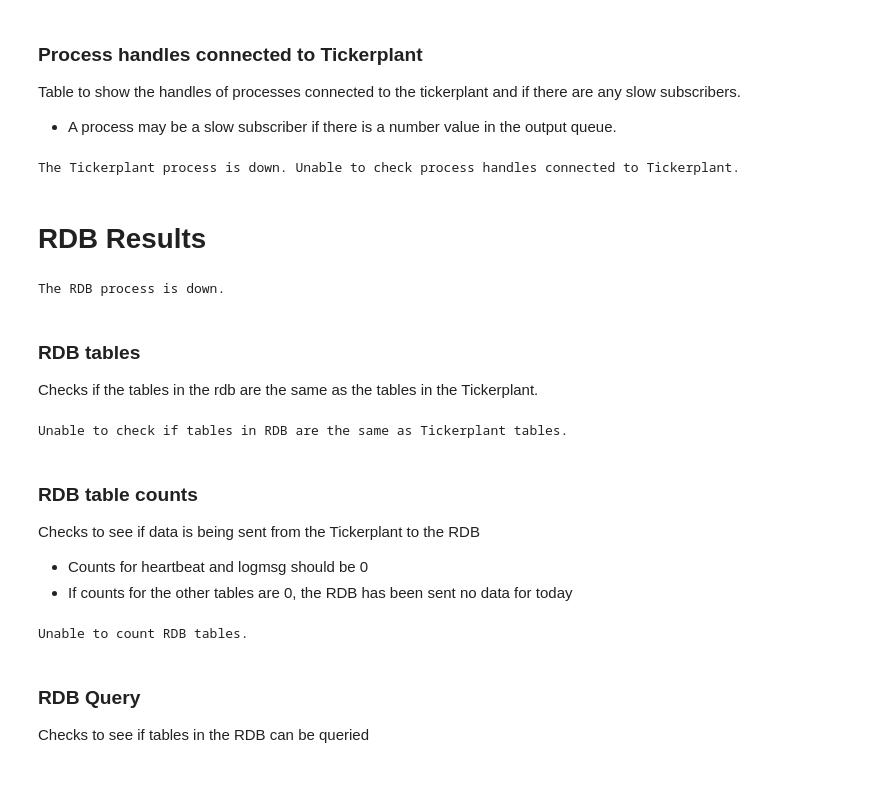
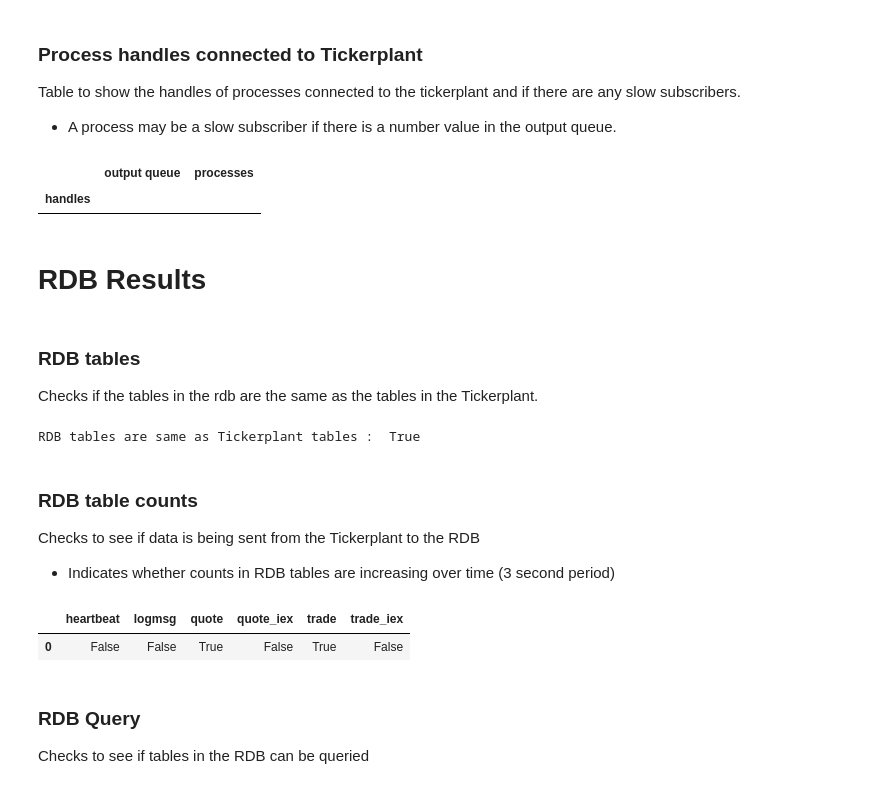
Before and after one commit to PeterSmiley/TorQ, a Jupyter notebook: jupyternb/jnbchecks.ipynb, the cells around one changed output. Cells and saved outputs as stored; diff of their text form; code cells hidden in the pictures.

Commit message:
edited rdb date check

```diff
--- a/jupyternb/jnbchecks.ipynb
+++ b/jupyternb/jnbchecks.ipynb
@@ -214,7 +214,7 @@ Table to show the handles of processes connected to the tickerplant and if there
 # %%
 if stat_proc("tickerplant1").tolist() == ["up"]:
     with qcon(host, port=find_portno('tickerplant1'), username=un, password=pswd,timeout=3.0) as q:
-    #
+    # create pandas dataframe for handles connected to tickerplant
         zW=q(".z.W[]", pandas=True)
         hprocesses=q("asc select w,u from .clients.clients", pandas=True)
         byte_decode(hprocesses, ['u'])
@@ -227,11 +227,13 @@ if stat_proc("tickerplant1").tolist() == ["up"]:
     # join zW2 and hprocesses
         zW2=zW2.join(hprocesses.processes)
         zW2.set_index('handles', inplace=True)
-        display(zW2)
+    # Show only table with slow subscribers
+        display(zW2.loc[zW2['output queue'] > 0])
 else:
     print('The Tickerplant process is down. Unable to check process handles connected to Tickerplant.')
 # %% [output]
-The Tickerplant process is down. Unable to check process handles connected to Tickerplant.
+|  | output queue | processes |
+| handles |  |  |
 # %% [markdown]
 # RDB Results
 # %%
@@ -241,16 +243,16 @@ if stat_proc("rdb1").tolist() == ["up"]:
         tables = q('all 1_tables[] in ((exec w from .servers.SERVERS where proctype=`tickerplant)0)("tables[]")')
         #Check count of tables in rdb - data is being sent from the tickerplant
         tptordb = q('enlist tables[]!count each value each tables[]', pandas=True)
+        time.sleep(3)
+        tptordb2 = q('enlist tables[]!count each value each tables[]', pandas=True)
         #Check that data in table can be queried
         rdbtquery=q('5#select from last tables[]', pandas=True)
         byte_decode(rdbtquery,['sym'])
         tabname=q('last tables[]')
         #Check that only data from today is present in the rdb tables
-        onedatet = q('`date$first .rdb.getpartition[]')
+        onedatet = q('enlist tables[]!"N"^{exec distinct time.date from x} each tables[]', pandas=True)
 else:
     print('The RDB process is down.')
-# %% [output]
-The RDB process is down.
 # %% [markdown]
 ### RDB tables
 
@@ -261,21 +263,27 @@ if stat_proc("rdb1").tolist() == ["up"]:
 else:
     print('Unable to check if tables in RDB are the same as Tickerplant tables.')
 # %% [output]
-Unable to check if tables in RDB are the same as Tickerplant tables.
+RDB tables are same as Tickerplant tables :  True
 # %% [markdown]
 ### RDB table counts
 
 Checks to see if data is being sent from the Tickerplant to the RDB
-* Counts for heartbeat and logmsg should be 0
-* If counts for the other tables are 0, the RDB has been sent no data for today
+* Indicates whether counts in RDB tables are increasing over time (3 second period)
 # %%
 if stat_proc("rdb1").tolist() == ["up"]:
-    test2 = tptordb.set_index(tptordb.columns.tolist())
-    display(test2)
+    tptordb.set_index(tptordb.columns.tolist())
+    tptordb2.set_index(tptordb2.columns.tolist())
+    rdb_comp = tptordb < tptordb2
+    # set colour; True = Green; False = Red
+    def rdbtable_colour(val):
+        color = 'IndianRed' if val ==False else 'DarkSeaGreen'
+        return 'background-color: %s' % color
+    display(rdb_comp.style.applymap(rdbtable_colour))
 else:
     print('Unable to count RDB tables.')
 # %% [output]
-Unable to count RDB tables.
+|  | heartbeat | logmsg | quote | quote_iex | trade | trade_iex |
+| 0 | False | False | True | False | True | False |
 # %% [markdown]
 ### RDB Query
 Checks to see if tables in the RDB can be queried
```
Also changed, not shown: parts of 7 cells of this notebook.
